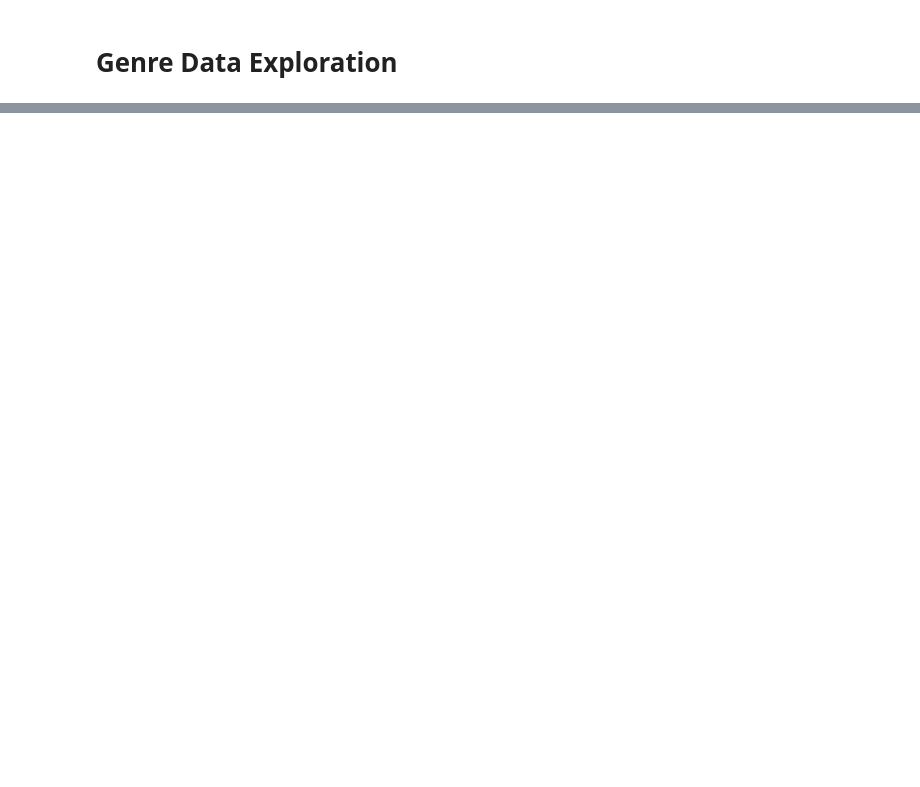
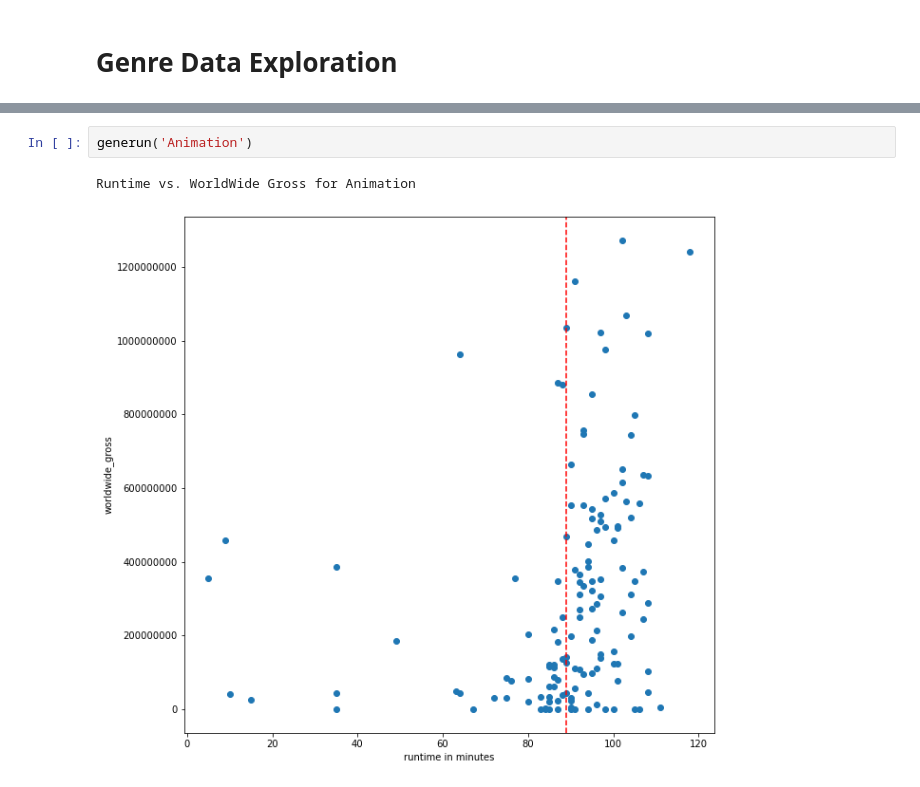
Before and after one commit to StefanoCaruso456/Movie-Studio-Project, a Jupyter notebook: notebook_development/jbook_Samuel.ipynb, the cells around one changed output, grey strips where cells are left out. Drawn from its saved outputs; the diff is of its cells as text; blank space fills up the shorter version.

```diff
--- a/notebook_development/jbook_Samuel.ipynb
+++ b/notebook_development/jbook_Samuel.ipynb
@@ -240,0 +267,5 @@ genegraph('Romance')
+# %%
+generun('Animation')
+# %% [output]
+Runtime vs. WorldWide Gross for Animation
+[figure, added]
```
Also changed, not shown: parts of 50 cells of this notebook, 1 other file.
